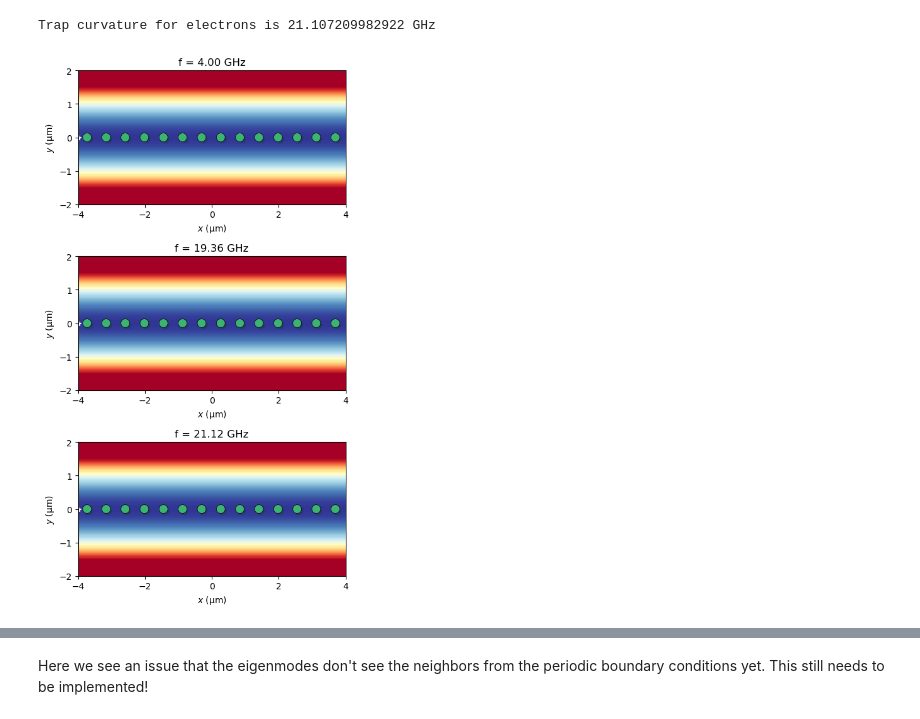
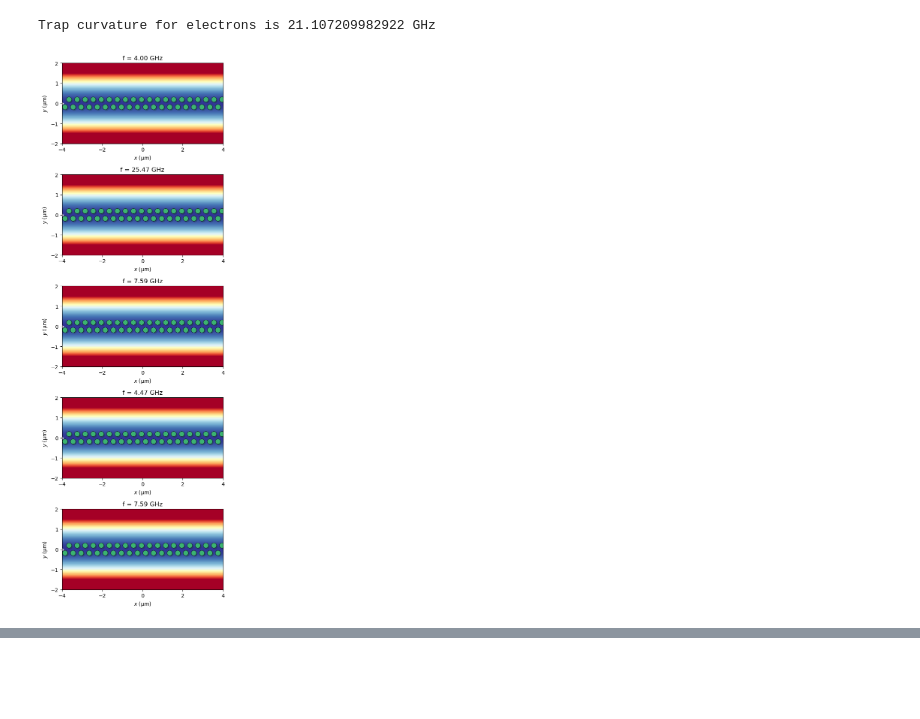
Before and after one commit to gkoolstra/quantum_electron, a Jupyter notebook: examples/02_periodic_boundaries.ipynb, the cells around one changed output, grey strips where cells are left out. Saved outputs shown, nothing was run; the diff lists cells and outputs as text; code cells hidden in the pictures; blank space fills up the shorter version.

Commit message:
Add periodic boundary conditions in eom_solver

```diff
--- a/examples/02_periodic_boundaries.ipynb
+++ b/examples/02_periodic_boundaries.ipynb
@@ -37,7 +37,7 @@ potential_dict = {"ch" : parabolic_channel.T,
                   "ylist" : y}
 
 # Let's apply these voltages to the corresponding electrodes in potential_dict
-voltages = {"ch" : 0.1,
+voltages = {"ch" : 0.10,
             "gnd" : 0}
 
 p = PotentialVisualization(potential_dict, voltages)
@@ -139,0 +148,36 @@ Great success!
+# %%
+n_electrons = 50
+n_ybins = 201
+
+ch_voltages = np.linspace(1.00, 0.05, 101)
+electron_histogram = np.zeros((len(ch_voltages), n_ybins-1))
+
+with alive_bar(len(ch_voltages), force_tty=True) as bar:
+    for k, Vch in enumerate(ch_voltages):
+
+        voltages = {"ch" : Vch,
+                    "gnd" : 0}
+
+        fm = FullModel(potential_dict=potential_dict, voltage_dict=voltages, trap_annealing_steps=[10.0]*10, max_x_displacement=0.25e-6, max_y_displacement=0.25e-6)
+        fm.periodic_boundaries = ['x']
+        fm.remove_unbound_electrons = False
+
+        if k == 0:
+            # Create a rectangular initial condition
+            init_x = np.tile(np.linspace(-3, 3, n_electrons // 2), 2) * micron
+            init_y = np.repeat(np.array([-.2, .2]), n_electrons// 2) * micron
+            initial_condition = xy2r(init_x, init_y)
+        else:
+            # Use the results of the previous iterations for the current time step.
+            initial_condition = res['x']
+
+        # Feed this into the model
+        res = fm.get_electron_positions(n_electrons=n_electrons, electron_initial_positions=initial_condition, verbose=False)
+
+        final_x, final_y = r2xy(res['x'])
+        hist_yfreq, hist_ybins = np.histogram(final_y, bins=0.5 * np.linspace(-channel_width/2, channel_width/2., n_ybins))
+
+        electron_histogram[k, :] = hist_yfreq
+        bar()
+
+ybin_centers = 0.5 * (hist_ybins[1:] + hist_ybins[:-1])
@@ -149,43 +215,41 @@ print("Trap curvature for electrons is", 1 / (2 * np.pi * 1e9) * np.sqrt(2 * qe
 # %% [output]
 Trap curvature for electrons is 21.107209982922 GHz
 # %%
-n_electrons = 15
-n_plots = 3
+n_electrons = 40
+n_plots = 5
 
 fig, ax = plt.subplots(n_plots, 1, figsize=(6, 3*n_plots))
 
 fm = FullModel(potential_dict=potential_dict, voltage_dict=voltages, trap_annealing_steps=[10.0]*10, max_x_displacement=0.25e-6, max_y_displacement=0.25e-6)
 fm.periodic_boundaries = ['x']
 fm.remove_unbound_electrons = False
 fm.set_rf_interpolator(rf_electrode_labels=['ch'])
 
 # Create a rectangular initial condition
 init_x = np.tile(np.linspace(-3, 3, n_electrons // 2), 2) * micron
 init_y = np.repeat(np.array([-.2, .2]), n_electrons// 2) * micron
 initial_condition = xy2r(init_x, init_y)
 
 # Feed this into the model
 res = fm.get_electron_positions(n_electrons=n_electrons, electron_initial_positions=initial_condition, verbose=False)
 
 for n in range(n_plots):
     fm.plot_potential_energy(ax=ax[n], dxdy=(8, 4), print_voltages=False, plot_contours=False)
     # fm.plot_electron_positions(res, ax=ax[n])
 
     # Solve the equations of motion
     K, M = fm.setup_eom(res['x'])
     efreqs, evecs = fm.solve_eom(K, M)
 
     # fm.plot_eigenvector(res['x'], evecs[:, n])
 
     ax[n].set_title(f"f = {efreqs[n]/1e9:.2f} GHz")
 
 fig.tight_layout()
 anim = fm.animate_eigenvectors(fig, ax, evecs.T, res['x'])
 # %% [output]
-[figure, old version]
+[figure, new version]
 # %%
 fm.show_animation(anim)
 # %% [output]
 [interactive output not drawn]
-# %% [markdown]
-Here we see an issue that the eigenmodes don't see the neighbors from the periodic boundary conditions yet. This still needs to be implemented!
```
Also changed, not shown: parts of 7 cells of this notebook, 4 other files.
